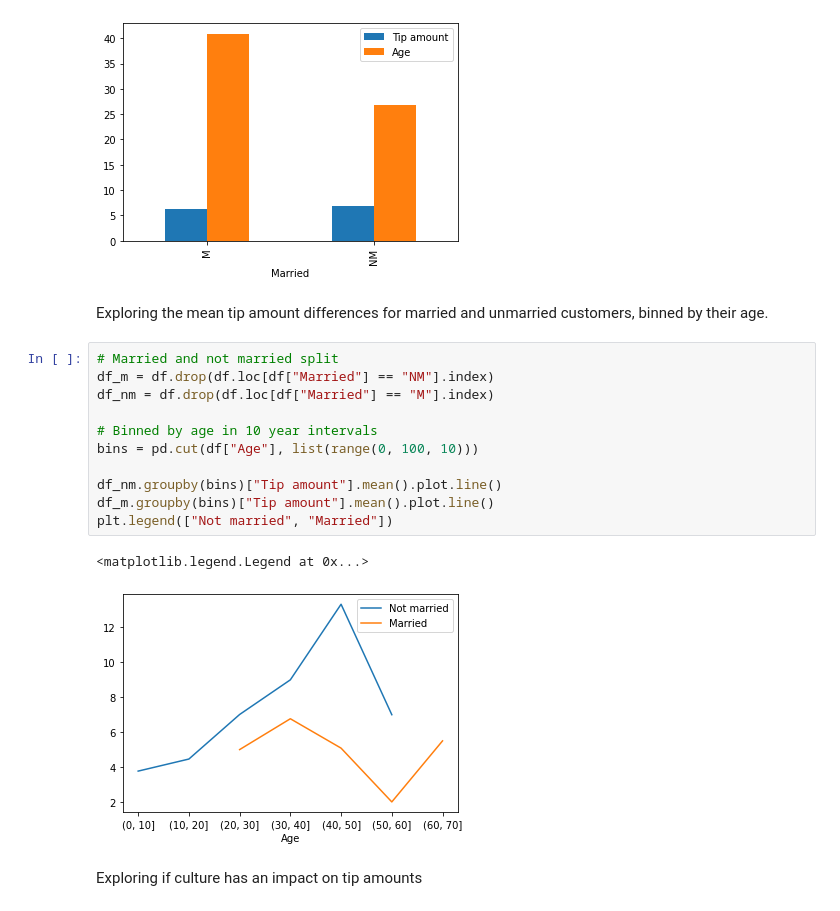
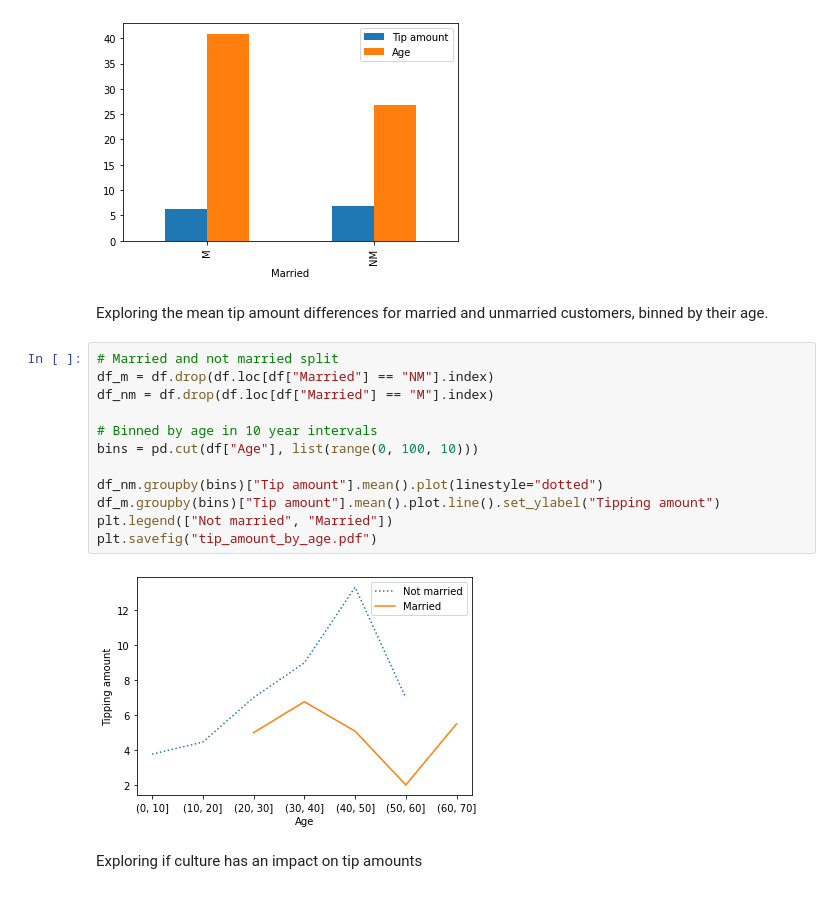
Before and after one commit to AndreasPB/aa-mandatory1, a Jupyter notebook: src/haircut_plots.ipynb, the cells around one changed output. Drawn from its saved outputs; the diff is of its cells as text.

Commit message:
Make plots black/white friendly with linestyles

```diff
--- a/src/haircut_plots.ipynb
+++ b/src/haircut_plots.ipynb
@@ -30,20 +31,20 @@ df_no_time.groupby("Married").mean().plot.bar()
 <AxesSubplot:xlabel='Married'>
 [figure]
 # %% [markdown]
-Exploring the mean tip amount differences for married and unmarried customers, binned by their age.
+ Exploring the mean tip amount differences for married and unmarried customers, binned by their age.
 # %%
 # Married and not married split
 df_m = df.drop(df.loc[df["Married"] == "NM"].index)
 df_nm = df.drop(df.loc[df["Married"] == "M"].index)
 
 # Binned by age in 10 year intervals
 bins = pd.cut(df["Age"], list(range(0, 100, 10)))
 
-df_nm.groupby(bins)["Tip amount"].mean().plot.line()
-df_m.groupby(bins)["Tip amount"].mean().plot.line()
+df_nm.groupby(bins)["Tip amount"].mean().plot(linestyle="dotted")
+df_m.groupby(bins)["Tip amount"].mean().plot.line().set_ylabel("Tipping amount")
 plt.legend(["Not married", "Married"])
+plt.savefig("tip_amount_by_age.pdf")
 # %% [output]
-<matplotlib.legend.Legend at 0x...>
-[figure, old version]
+[figure, new version]
 # %% [markdown]
-Exploring if culture has an impact on tip amounts
+ Exploring if culture has an impact on tip amounts
```
Also changed, not shown: parts of 8 cells of this notebook, 4 other files.
